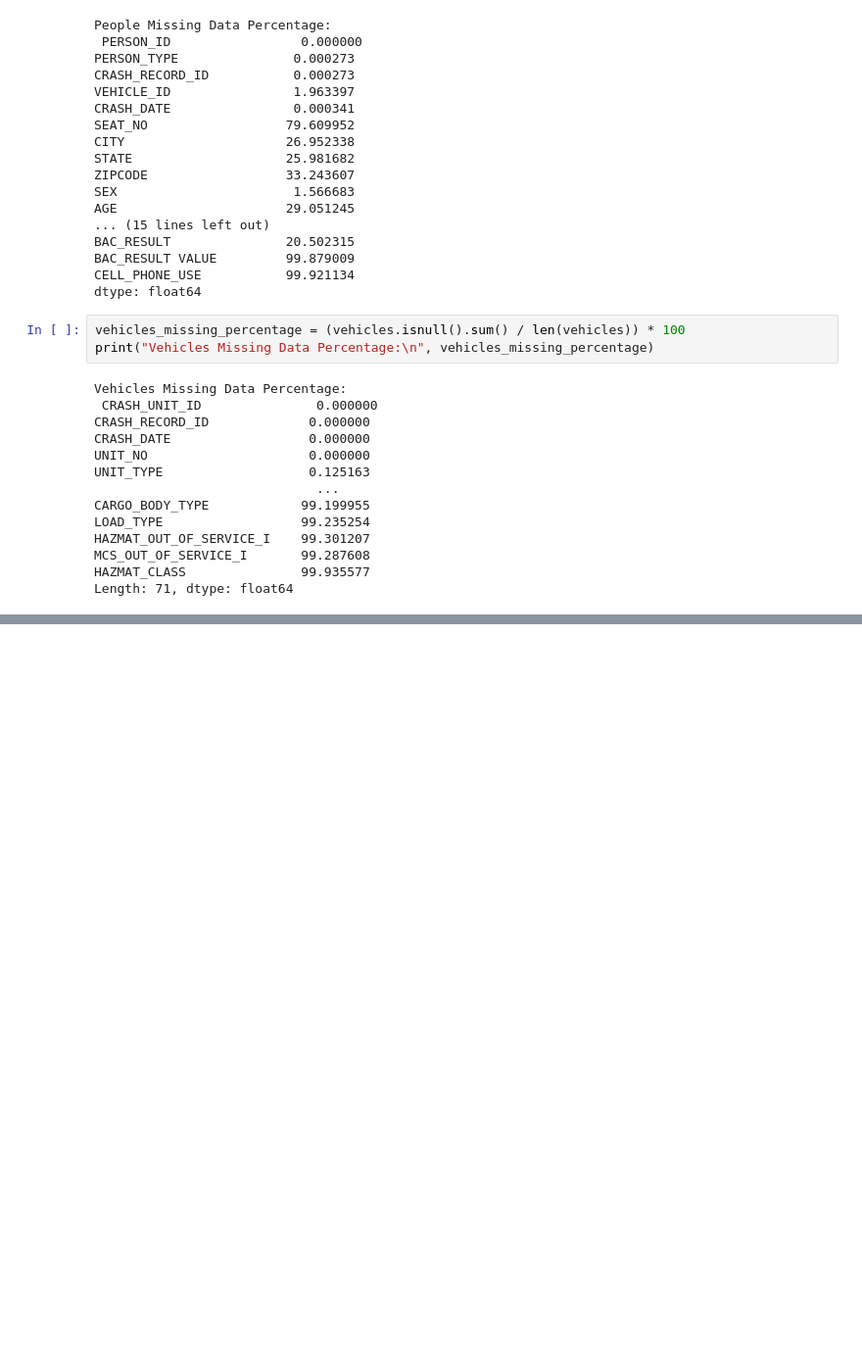
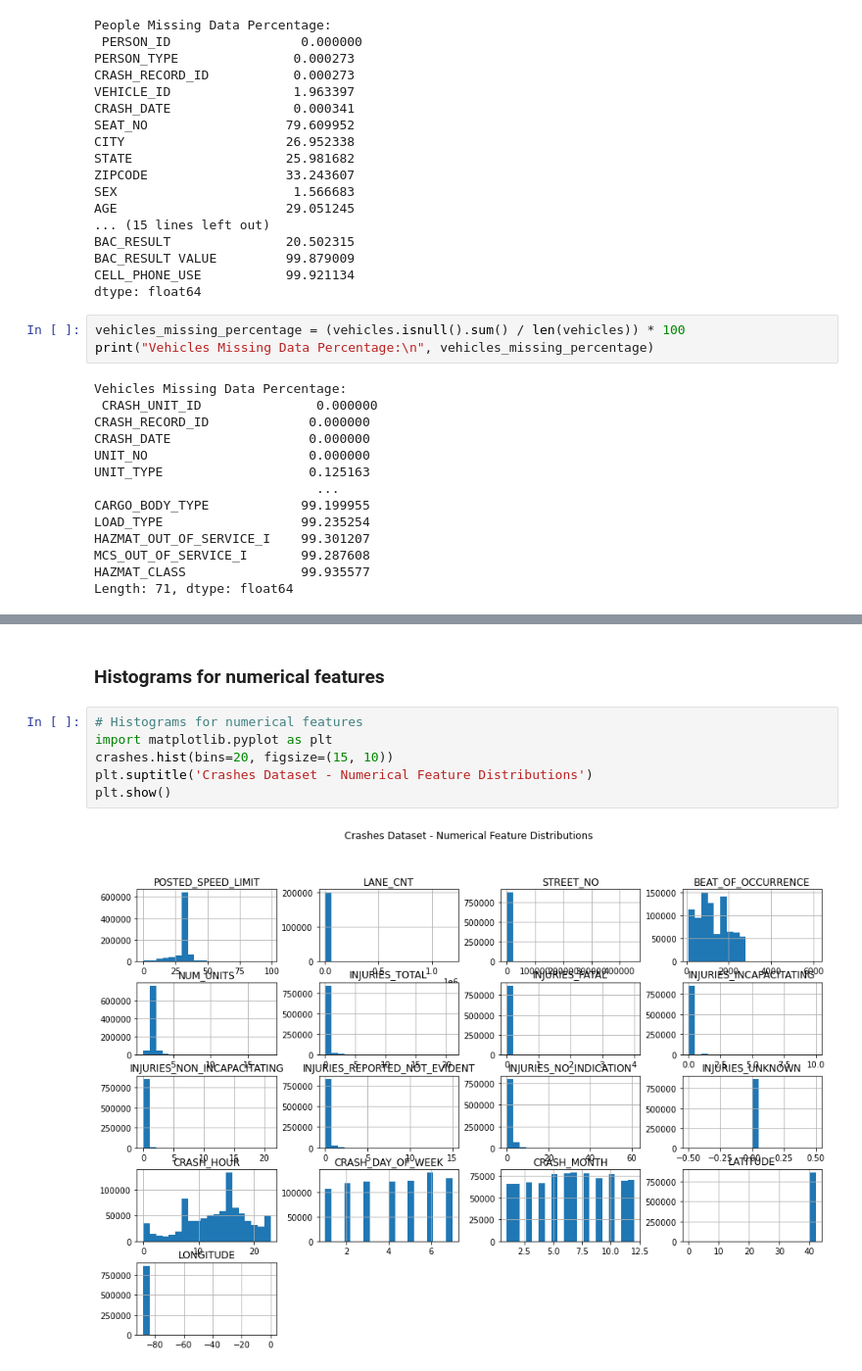
Before and after one commit to Data-Science-Moringa-School/Project-Ph3-Chicago-Car-Crashes-Prediction, a Jupyter notebook: notebooks/01_EDA.ipynb, the cells around one changed output, grey strips where cells are left out. Shown at 98% size. Drawn from its saved outputs; the diff is of its cells as text; blank space fills up the shorter version.

```diff
--- a/notebooks/01_EDA.ipynb
+++ b/notebooks/01_EDA.ipynb
@@ -350,0 +482,10 @@ Length: 71, dtype: float64
+# %% [markdown]
+### Histograms for numerical features
+# %%
+# Histograms for numerical features
+import matplotlib.pyplot as plt
+crashes.hist(bins=20, figsize=(15, 10))
+plt.suptitle('Crashes Dataset - Numerical Feature Distributions')
+plt.show()
+# %% [output]
+[figure, added]
```
Also changed, not shown: parts of 35 cells of this notebook, 1 other file.
